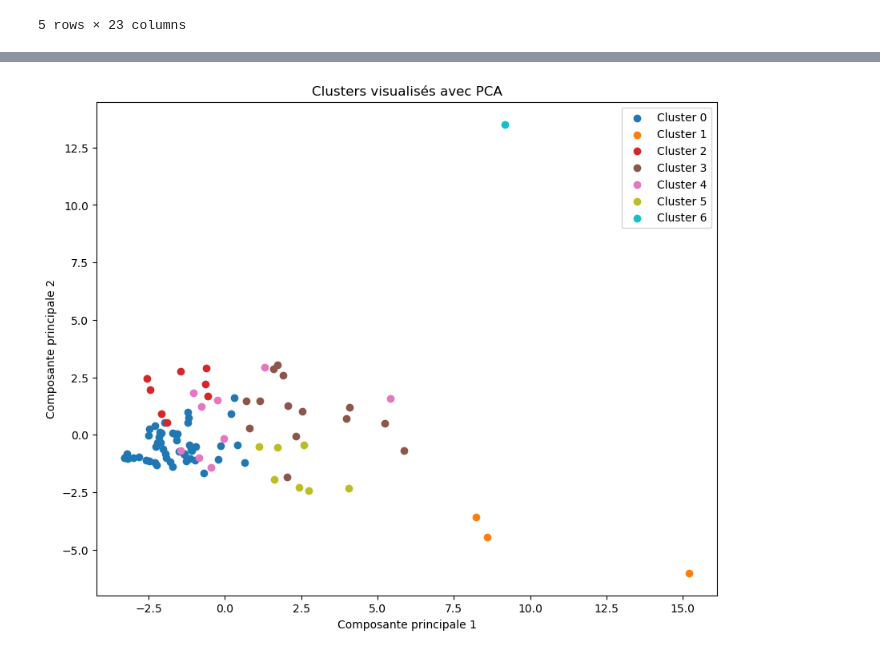
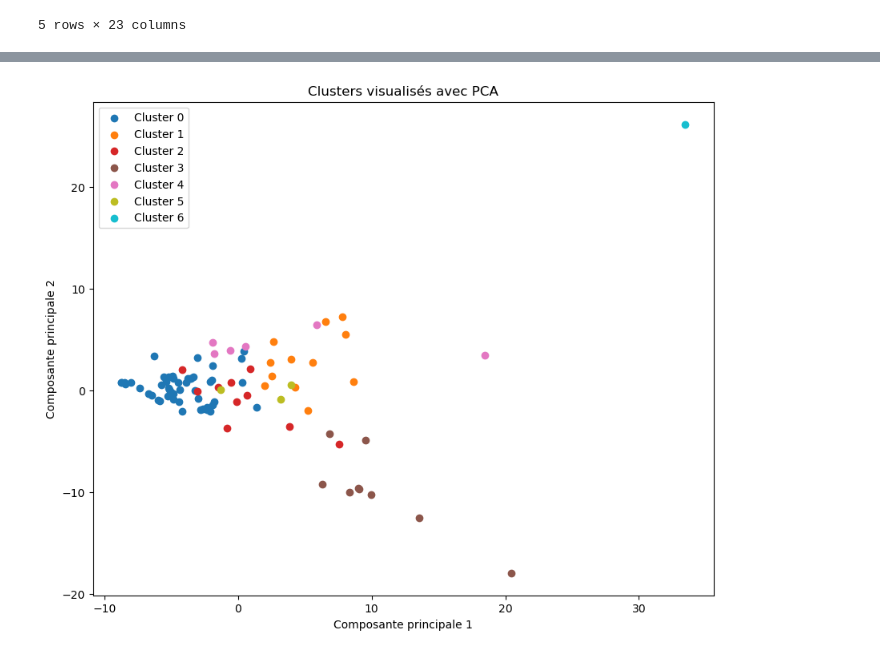
Before and after one commit to ElisefontaineEnsae/AgricultureBio_France, a Jupyter notebook: Modelisation/prevision.ipynb, the cells around one changed output, grey strips where cells are left out. Saved outputs shown, nothing was run; the diff lists cells and outputs as text; code cells hidden in the pictures.

```diff
--- a/Modelisation/prevision.ipynb
+++ b/Modelisation/prevision.ipynb
@@ -828,6 +866,6 @@ Aperçu des données après fusion :
 # %%
-# Fusionner les données agrégées avec les fréquences des cultures
-df_aggregated = df_aggregated.merge(grp_culture_frequency, on='code_departement', how='left')
+# Fusionner avec des suffixes explicites
+df_aggregated = df_aggregated.merge(grp_culture_frequency, on='code_departement', how='left', suffixes=('_aggregated', '_freq'))
 
-# Remplacer les valeurs NaN par 0 après la fusion
+# Remplacer les NaN par 0
 df_aggregated.fillna(0, inplace=True)
@@ -834,20 +873,0 @@ df_aggregated.fillna(0, inplace=True)
-# %%
-from sklearn.cluster import KMeans
-import matplotlib.pyplot as plt
-
-# Calculer l'inertie (distortion) pour différents nombres de clusters
-inertia = []
-K_range = range(1, 11)  # Tester pour k de 1 à 10
-
-for k in K_range:
-    kmeans = KMeans(n_clusters=k, random_state=42)
-    kmeans.fit(clustering_data_scaled)
-    inertia.append(kmeans.inertia_)
-
-# Tracer le graphique de la méthode Elbow
-plt.figure(figsize=(8, 5))
-plt.plot(K_range, inertia, 'bo-', markersize=8)
-plt.xlabel('Nombre de clusters (k)')
-plt.ylabel('Inertie (Distortion)')
-plt.title('Méthode Elbow pour déterminer le nombre optimal de clusters')
-plt.show()
@@ -879,6 +937,6 @@ Malheureusement le méthode du score de silhouette prend beaucoup de temps à s'
 # %%
 # Vérifier les colonnes sélectionnées pour le clustering
-clustering_features = ['surface_ha', '2018_x', '2019_x', '2020_x', '2021_x', '2022_x'] + list(grp_culture_frequency.columns)
+clustering_features = ['surface_ha', '2018', '2019', '2020', '2021', '2022'] + list(grp_culture_frequency.columns)
 
 print("Colonnes utilisées pour le clustering :")
 print(clustering_features)
@@ -940,22 +998,31 @@ cluster
 dept_url = "https://raw.githubusercontent.com/gregoiredavid/france-geojson/master/departements-version-simplifiee.geojson"
 gdf_departements = gpd.read_file(dept_url)
 # %%
+from sklearn.decomposition import PCA
 import matplotlib.cm as cm
+import matplotlib.pyplot as plt
+
+# Réduction dimensionnelle avec PCA (2 dimensions)
+pca = PCA(n_components=2)
+reduced_data = pca.fit_transform(X_scaled)  # X_scaled contient les données normalisées utilisées pour le clustering
 
 # Générer une colormap dynamique
 num_clusters = df_aggregated['cluster'].nunique()
-colormap = cm.get_cmap('tab10', num_clusters)  # Par exemple, 'tab10' pour 10 couleurs
+colormap = cm.get_cmap('tab10', num_clusters)  # Utiliser 'tab10' pour une palette de 10 couleurs distinctes
 
+# Visualiser les clusters
 plt.figure(figsize=(10, 8))
-for cluster_id in range(num_clusters):  # Assurez-vous que cluster_id correspond à la plage réelle
+for cluster_id in range(num_clusters):
     cluster_points = reduced_data[df_aggregated['cluster'] == cluster_id]
-    plt.scatter(cluster_points[:, 0], cluster_points[:, 1], label=f"Cluster {cluster_id}", color=colormap(cluster_id))
+    plt.scatter(cluster_points[:, 0], cluster_points[:, 1],
+                label=f"Cluster {cluster_id}",
+                color=colormap(cluster_id))
 
 plt.xlabel("Composante principale 1")
 plt.ylabel("Composante principale 2")
 plt.title("Clusters visualisés avec PCA")
 plt.legend()
 plt.show()
 # %% [output]
-[figure, old version]
+[figure, new version]
 # %%
```
Also changed, not shown: parts of 35 cells of this notebook.
